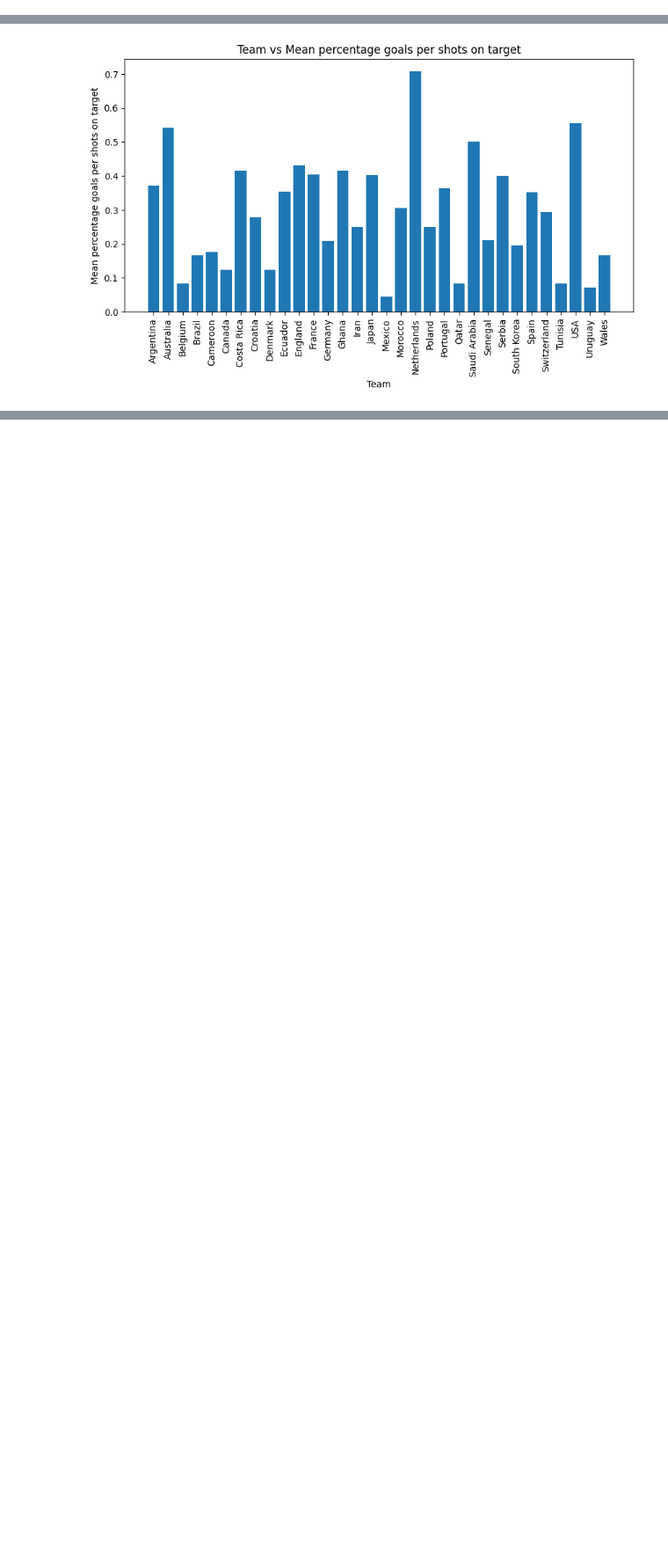
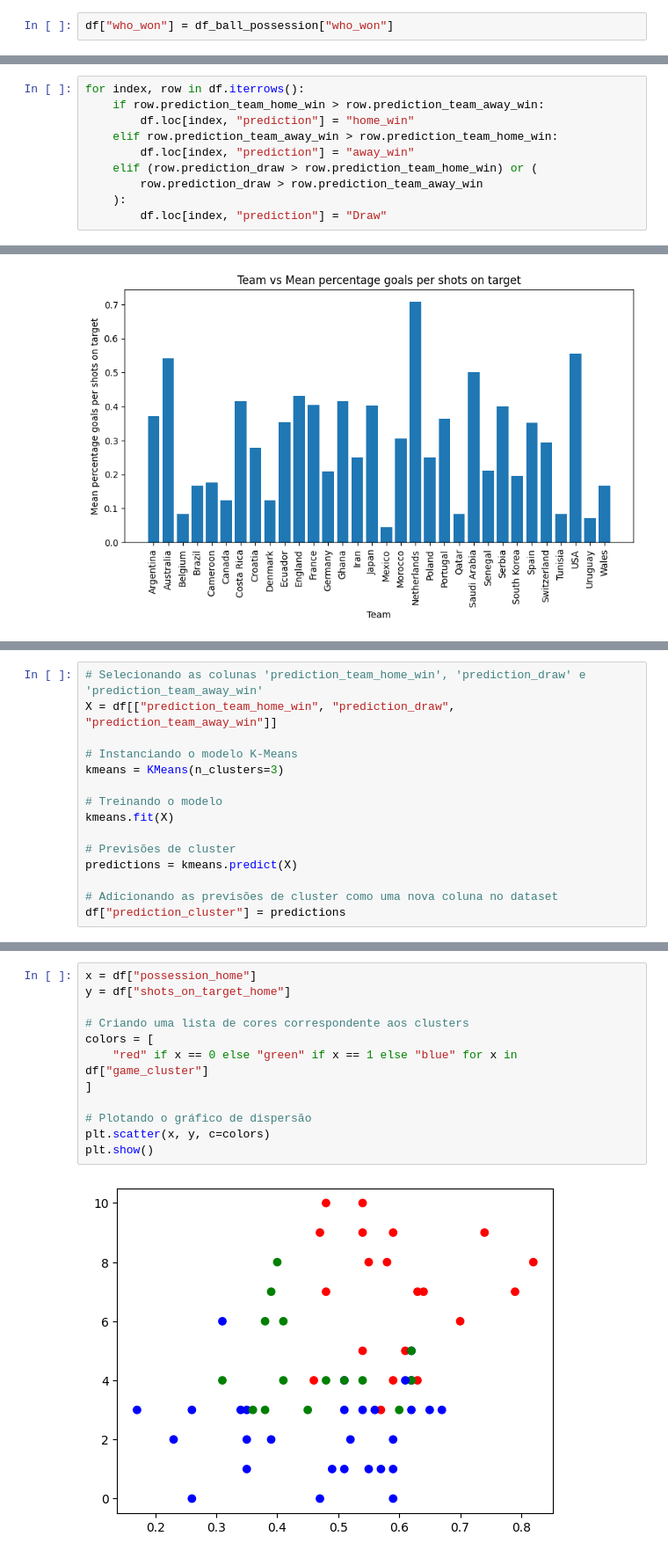
Before and after one commit to caiocmb7/projetos, a Jupyter notebook: ML&AI/world cup 2022/worldcup_eda.ipynb, the cells around one changed output, grey strips where cells are left out. Shown at 88% size. Drawn from its saved outputs; the diff is of its cells as text; blank space fills up the shorter version.

Commit message:
added prediction columns analysis

```diff
--- a/ML&AI/world cup 2022/worldcup_eda.ipynb
+++ b/ML&AI/world cup 2022/worldcup_eda.ipynb
@@ -474,5 +477,7 @@ Y       27
 N       27
 Draw    10
 Name: ball_possession_analysis, dtype: int64
+# %%
+df["who_won"] = df_ball_possession["who_won"]
 # %%
 # df_ball_possession.to_csv("datasets/ball_possession.csv", index=False)
@@ -498,0 +486,10 @@ df_ball_possession[df_ball_possession.ball_possession_analysis == "Y"]
+# %%
+for index, row in df.iterrows():
+    if row.prediction_team_home_win > row.prediction_team_away_win:
+        df.loc[index, "prediction"] = "home_win"
+    elif row.prediction_team_away_win > row.prediction_team_home_win:
+        df.loc[index, "prediction"] = "away_win"
+    elif (row.prediction_draw > row.prediction_team_home_win) or (
+        row.prediction_draw > row.prediction_team_away_win
+    ):
+        df.loc[index, "prediction"] = "Draw"
@@ -800,0 +854,15 @@ plt.show()
+# %%
+# Selecionando as colunas 'prediction_team_home_win', 'prediction_draw' e 'prediction_team_away_win'
+X = df[["prediction_team_home_win", "prediction_draw", "prediction_team_away_win"]]
+
+# Instanciando o modelo K-Means
+kmeans = KMeans(n_clusters=3)
+
+# Treinando o modelo
+kmeans.fit(X)
+
+# Previsões de cluster
+predictions = kmeans.predict(X)
+
+# Adicionando as previsões de cluster como uma nova coluna no dataset
+df["prediction_cluster"] = predictions
@@ -800,0 +941,14 @@ plt.show()
+# %%
+x = df["possession_home"]
+y = df["shots_on_target_home"]
+
+# Criando uma lista de cores correspondente aos clusters
+colors = [
+    "red" if x == 0 else "green" if x == 1 else "blue" for x in df["game_cluster"]
+]
+
+# Plotando o gráfico de dispersão
+plt.scatter(x, y, c=colors)
+plt.show()
+# %% [output]
+[figure, added]
```
Also changed, not shown: parts of 8 cells of this notebook.
